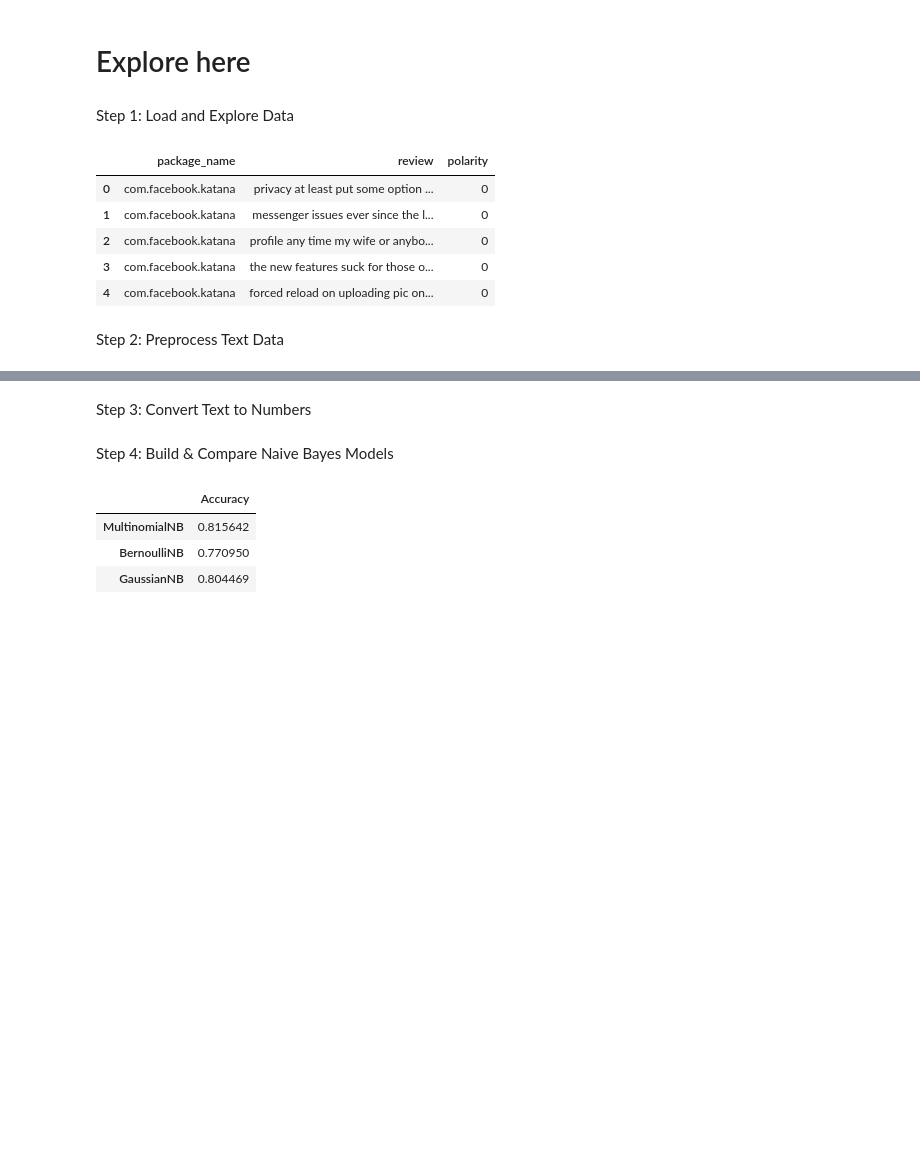
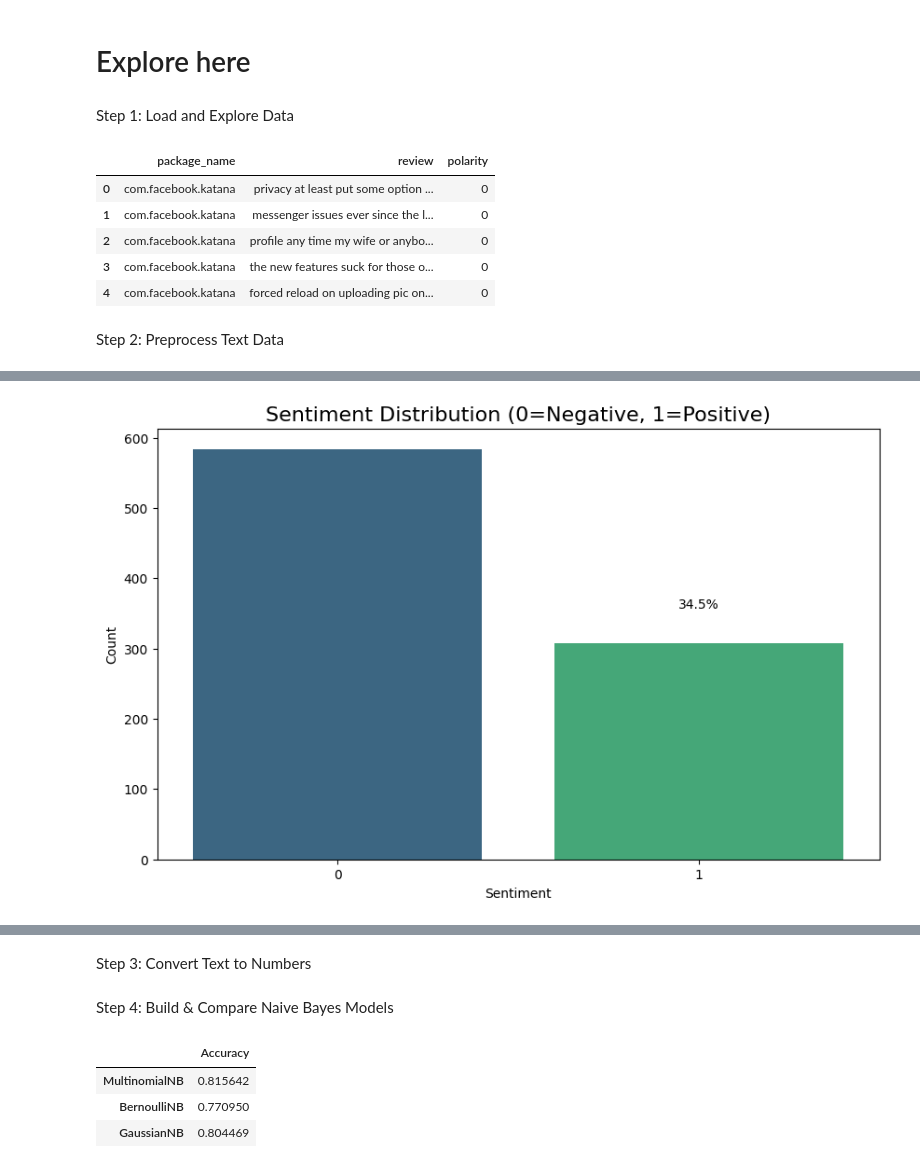
Before and after one commit to 4GeeksAcademy/BakuDShaggy-Naive-Bayes, a Jupyter notebook: src/explore.ipynb, the cells around one changed output, grey strips where cells are left out. Cells and saved outputs as stored; diff of their text form; code cells hidden in the pictures; blank space fills up the shorter version.

```diff
--- a/src/explore.ipynb
+++ b/src/explore.ipynb
@@ -41,0 +32,95 @@ X_train, X_test, y_train, y_test = train_test_split(X, y, test_size=0.2, random_
+# %%
+# Remove irrelevant column
+df = df.drop(columns=['package_name'])
+
+# Clean text: lowercase + remove extra spaces
+df['review'] = df['review'].str.strip().str.lower()
+
+# Sentiment distribution
+plt.figure(figsize=(10, 6))
+ax = sns.countplot(x='polarity', data=df, palette='viridis')
+plt.title('Sentiment Distribution (0=Negative, 1=Positive)', fontsize=16)
+plt.xlabel('Sentiment')
+plt.ylabel('Count')
+
+# Add percentages
+total = len(df)
+for p in ax.patches:
+    percentage = f'{100 * p.get_height()/total:.1f}%'
+    x = p.get_x() + p.get_width()/2
+    y = p.get_height() + 50
+    ax.annotate(percentage, (x, y), ha='center', fontsize=10)
+plt.show()
+
+# Review length analysis
+df['review_length'] = df['review'].apply(len)
+df['word_count'] = df['review'].apply(lambda x: len(x.split()))
+
+fig, axes = plt.subplots(1, 2, figsize=(16, 6))
+sns.histplot(df, x='review_length', hue='polarity', bins=30,
+             kde=True, palette='viridis', ax=axes[0])
+axes[0].set_title('Character Length Distribution', fontsize=14)
+axes[0].set_xlabel('Number of Characters')
+
+sns.histplot(df, x='word_count', hue='polarity', bins=30,
+             kde=True, palette='viridis', ax=axes[1])
+axes[1].set_title('Word Count Distribution', fontsize=14)
+axes[1].set_xlabel('Number of Words')
+plt.tight_layout()
+plt.show()
+
+# Word clouds
+fig, axes = plt.subplots(1, 2, figsize=(18, 8))
+positive_text = " ".join(df[df['polarity']==1]['review'])
+negative_text = " ".join(df[df['polarity']==0]['review'])
+
+positive_wc = WordCloud(width=600, height=400, background_color='white',
+                        colormap='viridis').generate(positive_text)
+axes[0].imshow(positive_wc)
+axes[0].set_title('Positive Reviews - Most Frequent Words', fontsize=16)
+axes[0].axis('off')
+
+negative_wc = WordCloud(width=600, height=400, background_color='white',
+                        colormap='plasma').generate(negative_text)
+axes[1].imshow(negative_wc)
+axes[1].set_title('Negative Reviews - Most Frequent Words', fontsize=16)
+axes[1].axis('off')
+plt.tight_layout()
+plt.show()
+
+# Top apps analysis
+plt.figure(figsize=(12, 8))
+top_apps = df['package_name'].value_counts().nlargest(10)
+ax = sns.barplot(x=top_apps.values, y=top_apps.index, palette='viridis')
+plt.title('Top 10 Most Reviewed Apps', fontsize=16)
+plt.xlabel('Number of Reviews')
+plt.ylabel('Application')
+
+# Add sentiment distribution
+for i, app in enumerate(top_apps.index):
+    app_reviews = df[df['package_name']==app]
+    pos_percent = 100 * app_reviews['polarity'].mean()
+    ax.text(top_apps.values[i] + 20, i,
+            f'{pos_percent:.1f}% positive',
+            va='center', fontsize=10)
+plt.show()
+
+# Sentiment vs length analysis
+plt.figure(figsize=(10, 6))
+sns.boxplot(x='polarity', y='review_length', data=df, palette='viridis')
+plt.title('Review Length vs. Sentiment', fontsize=16)
+plt.xlabel('Sentiment (0=Negative, 1=Positive)')
+plt.ylabel('Character Count')
+plt.show()
+
+# Correlation calculation
+corr = df[['polarity', 'review_length']].corr().iloc[0,1]
+print(f"Correlation between sentiment and review length: {corr:.4f}")
+
+# Drop temporary columns before modeling
+df = df.drop(columns=['review_length', 'word_count'])
+# Split data
+X = df['review']
+y = df['polarity']
+X_train, X_test, y_train, y_test = train_test_split(X, y, test_size=0.2, random_state=42)
+# %% [output]
@@ -41,0 +130 @@ X_train, X_test, y_train, y_test = train_test_split(X, y, test_size=0.2, random_
+[figure, added]
```
Also changed, not shown: parts of 3 cells of this notebook, 1 other file.
